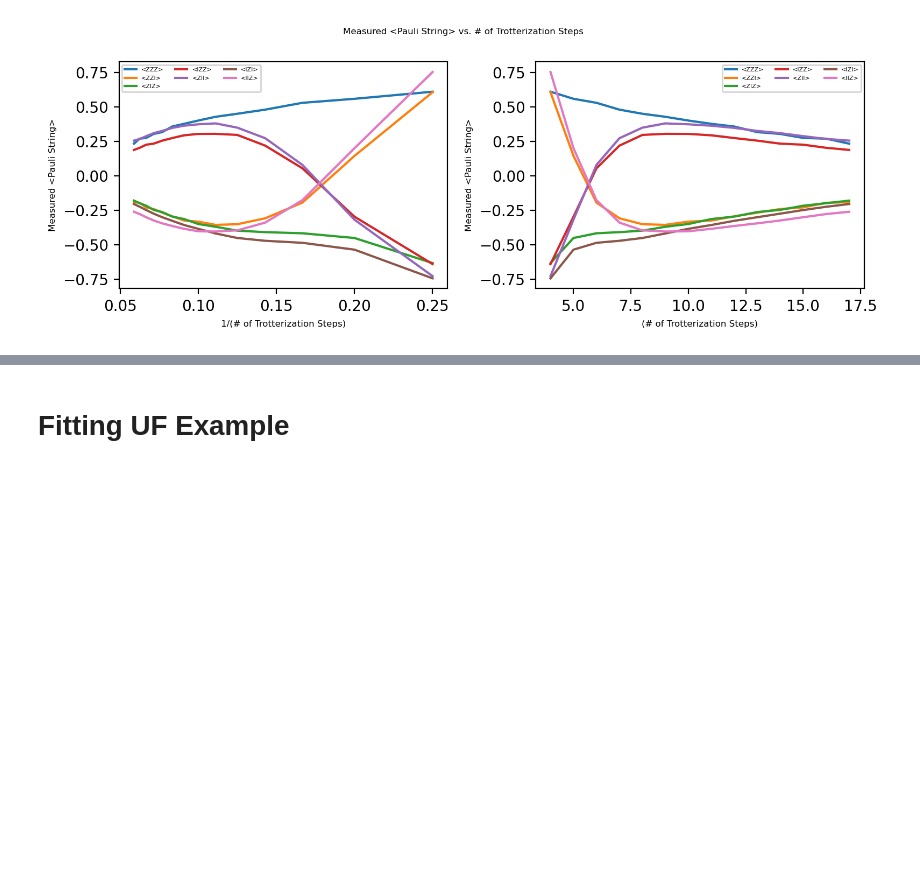
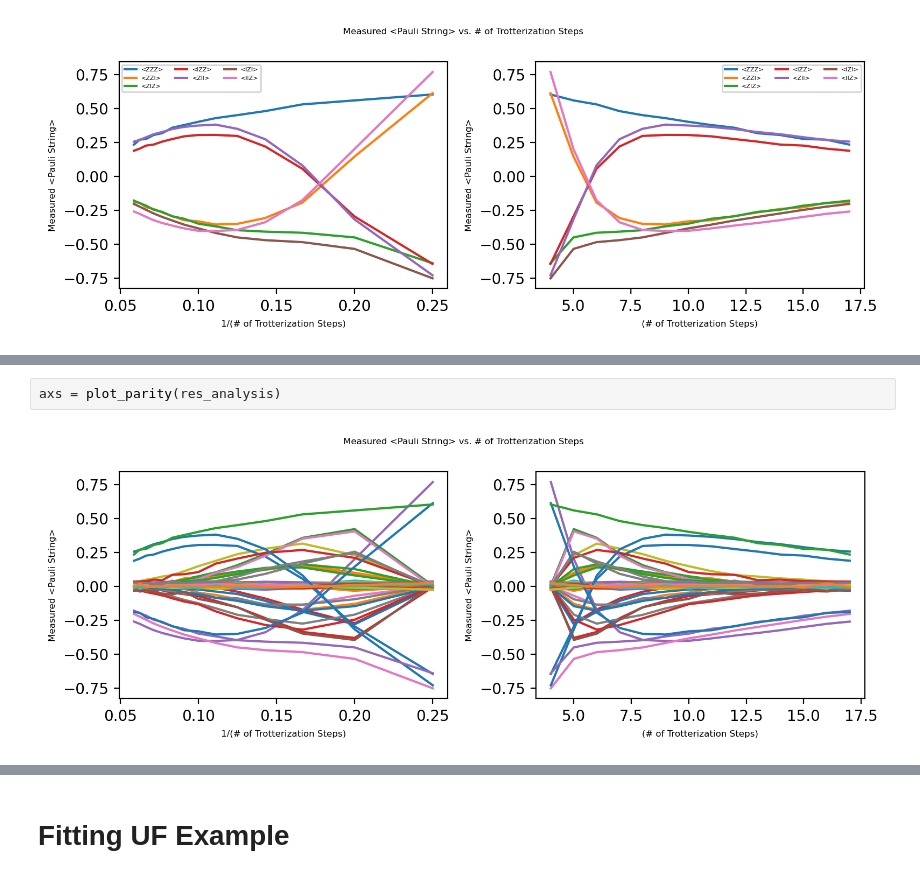
Before and after one commit to Phionx/trotts, a Jupyter notebook: explore/zne_unitary_folding_noise_sim.ipynb, the cells around one changed output, grey strips where cells are left out. Drawn from its saved outputs; the diff is of its cells as text; blank space fills up the shorter version.

```diff
--- a/explore/zne_unitary_folding_noise_sim.ipynb
+++ b/explore/zne_unitary_folding_noise_sim.ipynb
@@ -89,0 +98,4 @@ axs = plot_uf_parity(res_analysis, parity_strings=["ZZZ", "ZZI", "ZIZ", "IZZ", "
+# %%
+axs = plot_parity(res_analysis)
+# %% [output]
+[figure, added]
```
Also changed, not shown: parts of 11 cells of this notebook, 3 other files.
